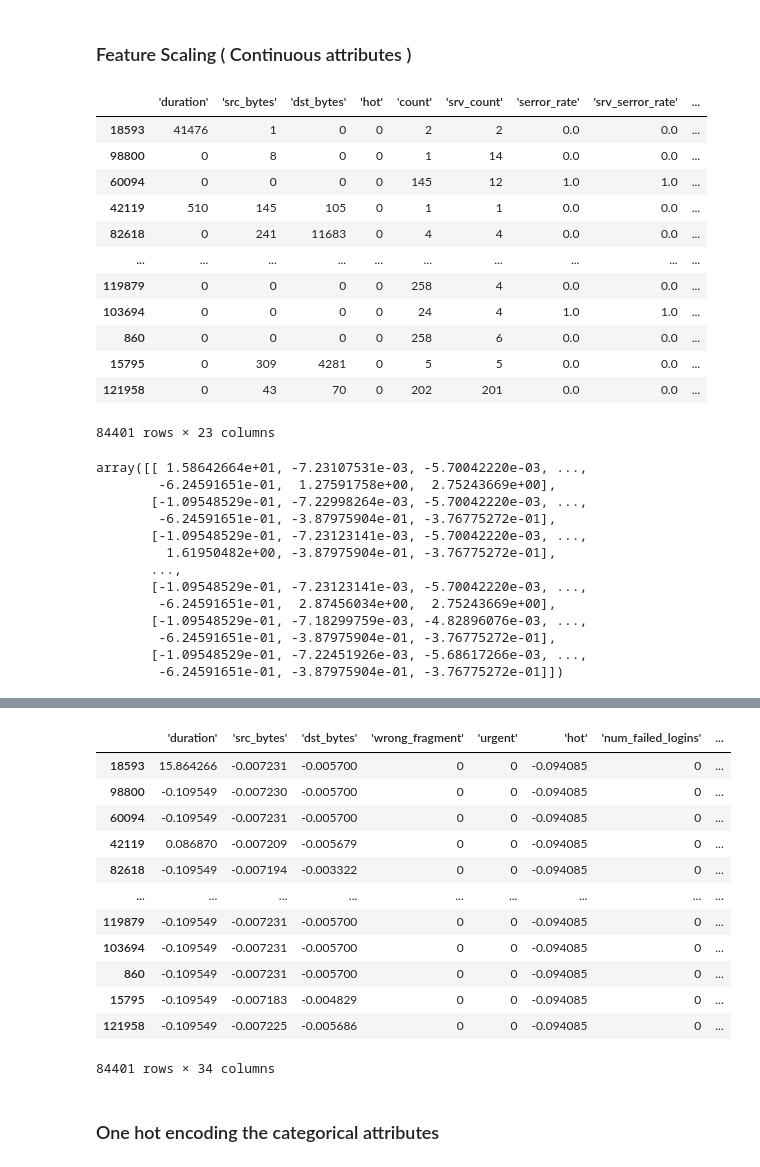
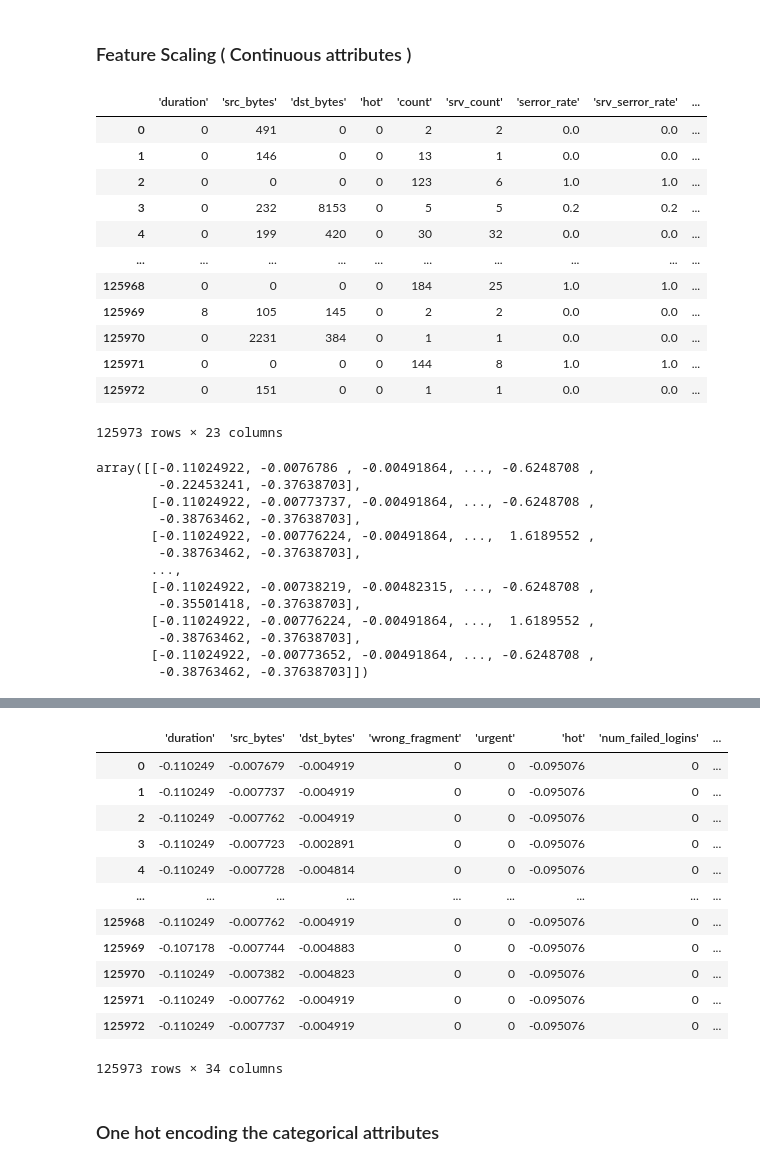
Before and after one commit to AbhashPL/ism-proj, a Jupyter notebook: APT-DNN-ISM.ipynb, the cells around one changed output, grey strips where cells are left out. Saved outputs shown, nothing was run; the diff lists cells and outputs as text; code cells hidden in the pictures.

```diff
--- a/APT-DNN-ISM.ipynb
+++ b/APT-DNN-ISM.ipynb
@@ -204,6 +186,6 @@ Index([''duration'', ''protocol_type'', ''service'', ''flag'', ''src_bytes'',
 # %%
 # Columns to standard scale
 
-X_train_cols = X_train.columns.to_list()
+X_cols = X.columns.to_list()
 
-cols_to_scale = list(filter(lambda x: x not in categorical_cols, X_train_cols))
+cols_to_scale = list(filter(lambda x: x not in categorical_cols, X_cols))
@@ -217,49 +257,50 @@ cols_to_scale = list(filter(lambda x: x not in categorical_cols, X_train_cols))
 cols_to_scale.remove("'flag'")
 cols_to_scale.remove("'protocol_type'")
 cols_to_scale.remove("'service'")
+cols_to_one_hot_encode = ["'protocol_type'", "'service'" , "'flag'"]
 # %% [markdown]
 ### Feature Scaling ( Continuous attributes )
 # %%
 from sklearn.preprocessing import StandardScaler
-scaled_features=X_train.copy()
+scaled_features=X.copy()
 
 scaled_features=scaled_features.drop(cols_to_one_hot_encode, axis=1)
 
 features=scaled_features[cols_to_scale]
 features
 # %% [output]
 |  | 'duration' | 'src_bytes' | 'dst_bytes' | 'hot' | 'count' | 'srv_count' | 'serror_rate' | 'srv_serror_rate' | ... |
-| 18593 | 41476 | 1 | 0 | 0 | 2 | 2 | 0.0 | 0.0 | ... |
-| 98800 | 0 | 8 | 0 | 0 | 1 | 14 | 0.0 | 0.0 | ... |
-| 60094 | 0 | 0 | 0 | 0 | 145 | 12 | 1.0 | 1.0 | ... |
-| 42119 | 510 | 145 | 105 | 0 | 1 | 1 | 0.0 | 0.0 | ... |
-| 82618 | 0 | 241 | 11683 | 0 | 4 | 4 | 0.0 | 0.0 | ... |
+| 0 | 0 | 491 | 0 | 0 | 2 | 2 | 0.0 | 0.0 | ... |
+| 1 | 0 | 146 | 0 | 0 | 13 | 1 | 0.0 | 0.0 | ... |
+| 2 | 0 | 0 | 0 | 0 | 123 | 6 | 1.0 | 1.0 | ... |
+| 3 | 0 | 232 | 8153 | 0 | 5 | 5 | 0.2 | 0.2 | ... |
+| 4 | 0 | 199 | 420 | 0 | 30 | 32 | 0.0 | 0.0 | ... |
 | ... | ... | ... | ... | ... | ... | ... | ... | ... | ... |
-| 119879 | 0 | 0 | 0 | 0 | 258 | 4 | 0.0 | 0.0 | ... |
-| 103694 | 0 | 0 | 0 | 0 | 24 | 4 | 1.0 | 1.0 | ... |
-| 860 | 0 | 0 | 0 | 0 | 258 | 6 | 0.0 | 0.0 | ... |
-| 15795 | 0 | 309 | 4281 | 0 | 5 | 5 | 0.0 | 0.0 | ... |
-| 121958 | 0 | 43 | 70 | 0 | 202 | 201 | 0.0 | 0.0 | ... |
+| 125968 | 0 | 0 | 0 | 0 | 184 | 25 | 1.0 | 1.0 | ... |
+| 125969 | 8 | 105 | 145 | 0 | 2 | 2 | 0.0 | 0.0 | ... |
+| 125970 | 0 | 2231 | 384 | 0 | 1 | 1 | 0.0 | 0.0 | ... |
+| 125971 | 0 | 0 | 0 | 0 | 144 | 8 | 1.0 | 1.0 | ... |
+| 125972 | 0 | 151 | 0 | 0 | 1 | 1 | 0.0 | 0.0 | ... |
-84401 rows × 23 columns
+125973 rows × 23 columns
 # %%
 scaler=StandardScaler().fit(features.values)
 features=scaler.transform(features.values)
 # %%
 features
 # %% [output]
-array([[ 1.58642664e+01, -7.23107531e-03, -5.70042220e-03, ...,
-        -6.24591651e-01,  1.27591758e+00,  2.75243669e+00],
-       [-1.09548529e-01, -7.22998264e-03, -5.70042220e-03, ...,
-        -6.24591651e-01, -3.87975904e-01, -3.76775272e-01],
-       [-1.09548529e-01, -7.23123141e-03, -5.70042220e-03, ...,
-         1.61950482e+00, -3.87975904e-01, -3.76775272e-01],
+array([[-0.11024922, -0.0076786 , -0.00491864, ..., -0.6248708 ,
+        -0.22453241, -0.37638703],
+       [-0.11024922, -0.00773737, -0.00491864, ..., -0.6248708 ,
+        -0.38763462, -0.37638703],
+       [-0.11024922, -0.00776224, -0.00491864, ...,  1.6189552 ,
+        -0.38763462, -0.37638703],
        ...,
-       [-1.09548529e-01, -7.23123141e-03, -5.70042220e-03, ...,
-        -6.24591651e-01,  2.87456034e+00,  2.75243669e+00],
-       [-1.09548529e-01, -7.18299759e-03, -4.82896076e-03, ...,
-        -6.24591651e-01, -3.87975904e-01, -3.76775272e-01],
-       [-1.09548529e-01, -7.22451926e-03, -5.68617266e-03, ...,
-        -6.24591651e-01, -3.87975904e-01, -3.76775272e-01]])
+       [-0.11024922, -0.00738219, -0.00482315, ..., -0.6248708 ,
+        -0.35501418, -0.37638703],
+       [-0.11024922, -0.00776224, -0.00491864, ...,  1.6189552 ,
+        -0.38763462, -0.37638703],
+       [-0.11024922, -0.00773652, -0.00491864, ..., -0.6248708 ,
+        -0.38763462, -0.37638703]])
 # %%
 cols_to_scale
 # %% [output]
@@ -285,17 +326,17 @@ scaled_features[cols_to_scale]=features
 scaled_features
 # %% [output]
 |  | 'duration' | 'src_bytes' | 'dst_bytes' | 'wrong_fragment' | 'urgent' | 'hot' | 'num_failed_logins' | ... |
-| 18593 | 15.864266 | -0.007231 | -0.005700 | 0 | 0 | -0.094085 | 0 | ... |
-| 98800 | -0.109549 | -0.007230 | -0.005700 | 0 | 0 | -0.094085 | 0 | ... |
-| 60094 | -0.109549 | -0.007231 | -0.005700 | 0 | 0 | -0.094085 | 0 | ... |
-| 42119 | 0.086870 | -0.007209 | -0.005679 | 0 | 0 | -0.094085 | 0 | ... |
-| 82618 | -0.109549 | -0.007194 | -0.003322 | 0 | 0 | -0.094085 | 0 | ... |
+| 0 | -0.110249 | -0.007679 | -0.004919 | 0 | 0 | -0.095076 | 0 | ... |
+| 1 | -0.110249 | -0.007737 | -0.004919 | 0 | 0 | -0.095076 | 0 | ... |
+| 2 | -0.110249 | -0.007762 | -0.004919 | 0 | 0 | -0.095076 | 0 | ... |
+| 3 | -0.110249 | -0.007723 | -0.002891 | 0 | 0 | -0.095076 | 0 | ... |
+| 4 | -0.110249 | -0.007728 | -0.004814 | 0 | 0 | -0.095076 | 0 | ... |
 | ... | ... | ... | ... | ... | ... | ... | ... | ... |
-| 119879 | -0.109549 | -0.007231 | -0.005700 | 0 | 0 | -0.094085 | 0 | ... |
-| 103694 | -0.109549 | -0.007231 | -0.005700 | 0 | 0 | -0.094085 | 0 | ... |
-| 860 | -0.109549 | -0.007231 | -0.005700 | 0 | 0 | -0.094085 | 0 | ... |
-| 15795 | -0.109549 | -0.007183 | -0.004829 | 0 | 0 | -0.094085 | 0 | ... |
-| 121958 | -0.109549 | -0.007225 | -0.005686 | 0 | 0 | -0.094085 | 0 | ... |
+| 125968 | -0.110249 | -0.007762 | -0.004919 | 0 | 0 | -0.095076 | 0 | ... |
+| 125969 | -0.107178 | -0.007744 | -0.004883 | 0 | 0 | -0.095076 | 0 | ... |
+| 125970 | -0.110249 | -0.007382 | -0.004823 | 0 | 0 | -0.095076 | 0 | ... |
+| 125971 | -0.110249 | -0.007762 | -0.004919 | 0 | 0 | -0.095076 | 0 | ... |
+| 125972 | -0.110249 | -0.007737 | -0.004919 | 0 | 0 | -0.095076 | 0 | ... |
-84401 rows × 34 columns
+125973 rows × 34 columns
 # %% [markdown]
 ### One hot encoding the categorical attributes
```
Also changed, not shown: parts of 50 cells of this notebook.
